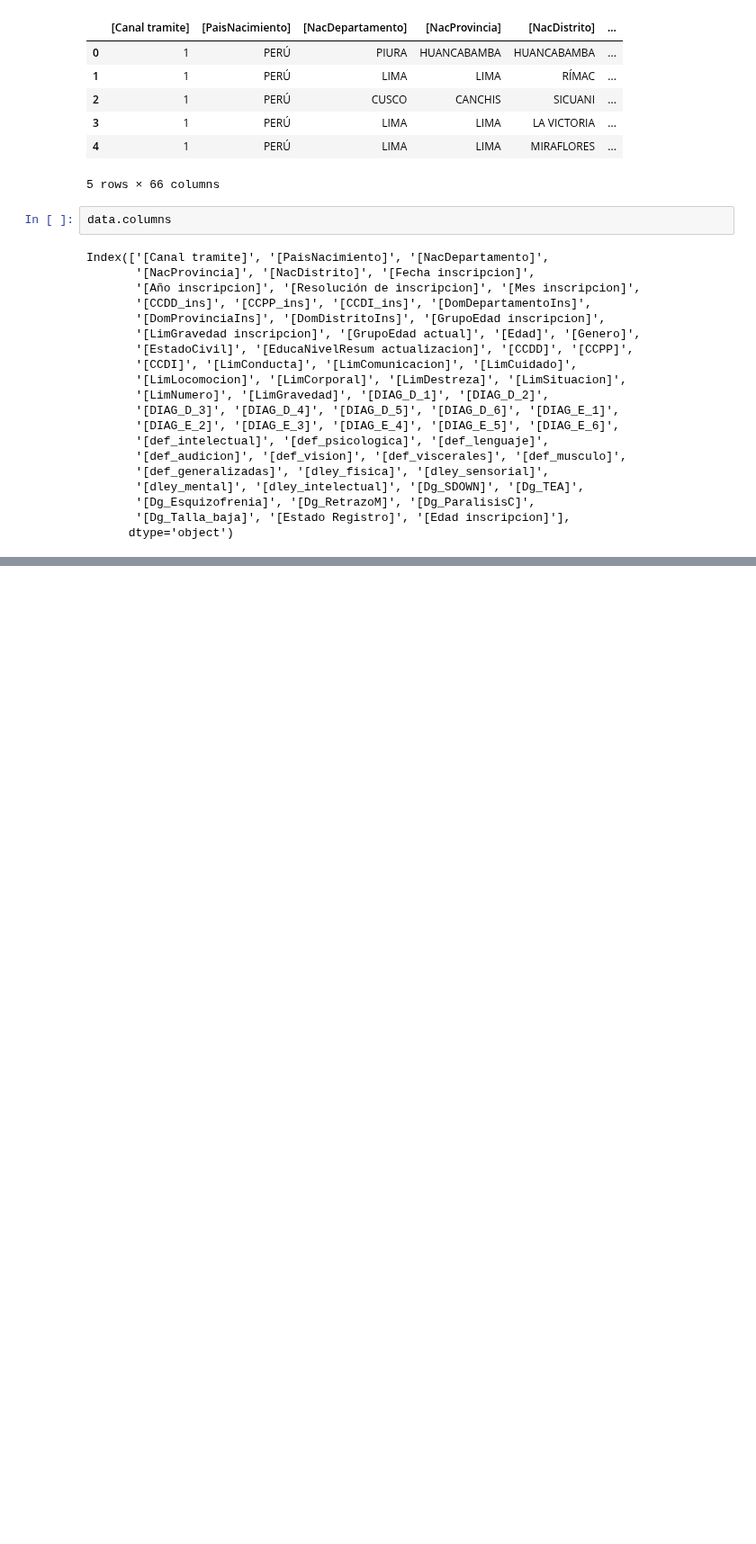
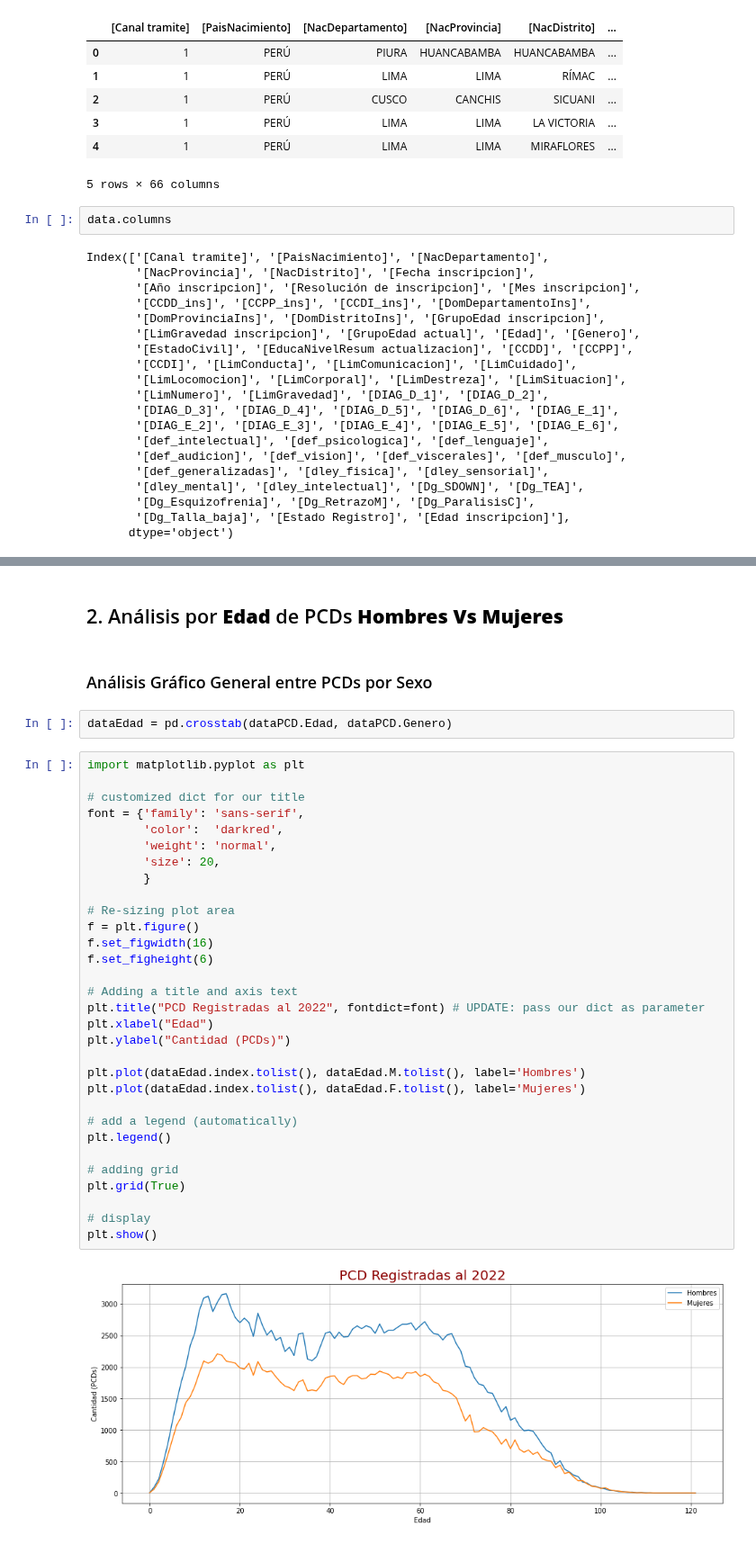
Before and after one commit to CVilaNet/PCDAyac, a Jupyter notebook: SIRNPD.ipynb, the cells around one changed output, grey strips where cells are left out. Shown at 90% size. Drawn from its saved outputs; the diff is of its cells as text; blank space fills up the shorter version.

```diff
--- a/SIRNPD.ipynb
+++ b/SIRNPD.ipynb
@@ -97,0 +143,39 @@ data[['[Canal tramite]', '[NacDepartamento]', '[NacProvincia]',
+# %% [markdown]
+## 2. Análisis por **Edad** de PCDs **Hombres Vs Mujeres**
+# %% [markdown]
+### Análisis Gráfico General entre PCDs por Sexo
+# %%
+dataEdad = pd.crosstab(dataPCD.Edad, dataPCD.Genero)
+# %%
+import matplotlib.pyplot as plt
+
+# customized dict for our title
+font = {'family': 'sans-serif',
+        'color':  'darkred',
+        'weight': 'normal',
+        'size': 20,
+        }
+
+# Re-sizing plot area
+f = plt.figure()
+f.set_figwidth(16)
+f.set_figheight(6)
+
+# Adding a title and axis text
+plt.title("PCD Registradas al 2022", fontdict=font) # UPDATE: pass our dict as parameter
+plt.xlabel("Edad")
+plt.ylabel("Cantidad (PCDs)")
+
+plt.plot(dataEdad.index.tolist(), dataEdad.M.tolist(), label='Hombres')
+plt.plot(dataEdad.index.tolist(), dataEdad.F.tolist(), label='Mujeres')
+
+# add a legend (automatically)
+plt.legend()
+
+# adding grid
+plt.grid(True)
+
+# display
+plt.show()
+# %% [output]
+[figure, added]
```
Also changed, not shown: parts of 7 cells of this notebook.
